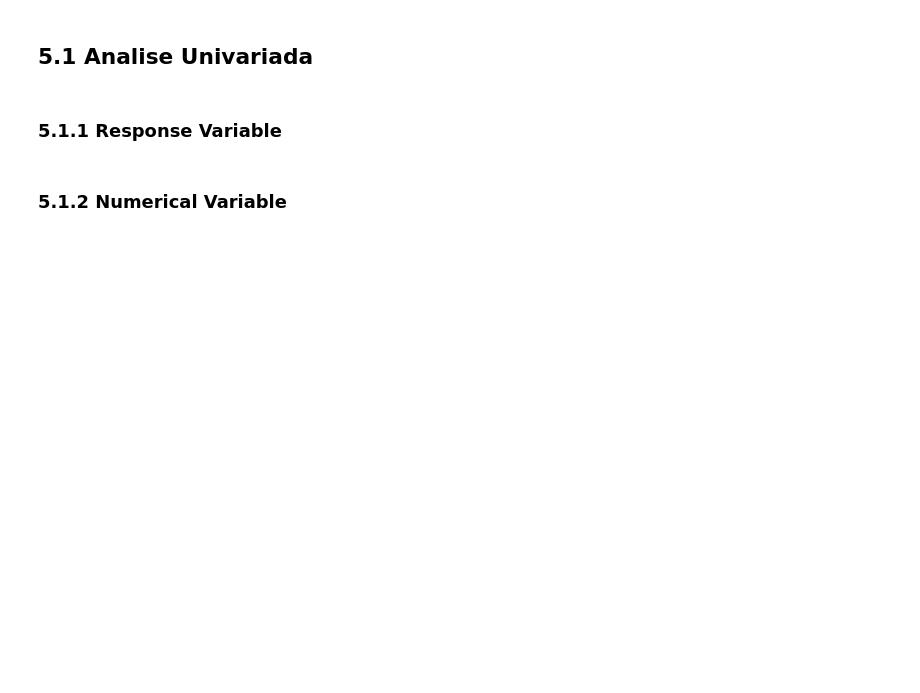
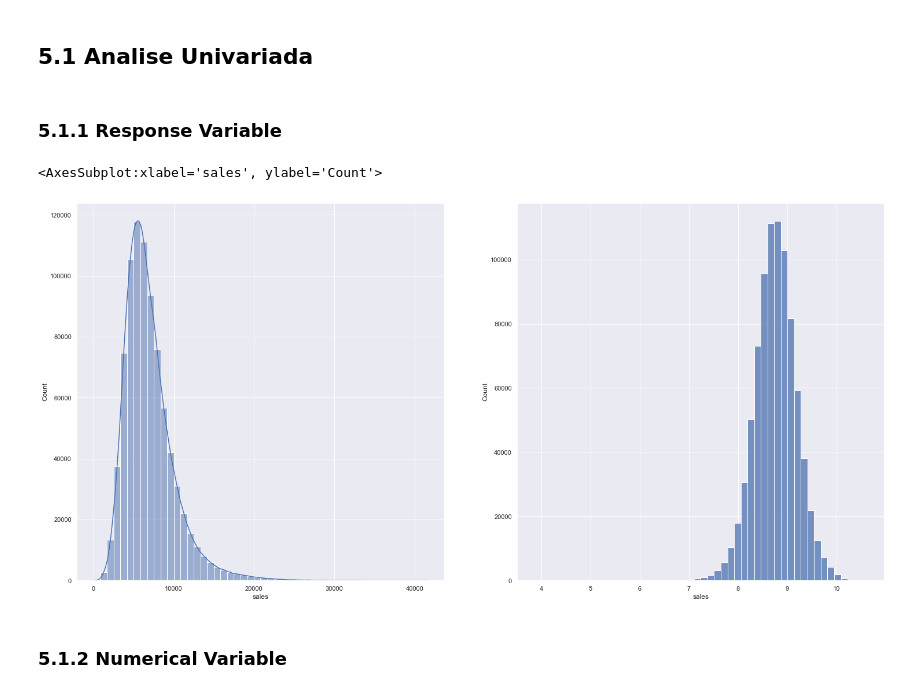
Before and after one commit to rafael-asousa/Sales-Prediction, a Jupyter notebook: notebook/Notebook-Sales-Prediction.ipynb, the cells around one changed output. Cells and saved outputs as stored; diff of their text form; code cells hidden in the pictures; blank space fills up the shorter version.

```diff
--- a/notebook/Notebook-Sales-Prediction.ipynb
+++ b/notebook/Notebook-Sales-Prediction.ipynb
@@ -417 +417,3 @@ df3['state_holiday'] = df3['state_holiday'].apply( lambda x: 'public_holiday' if
+# %%
+df4 = df3.copy()
 # %% [markdown]
@@ -419 +421,5 @@ df3['state_holiday'] = df3['state_holiday'].apply( lambda x: 'public_holiday' if
+# %%
+#I want to predict only when the store will actually have sales
+
+df4 = df4[(df4['open'] != 0) & (df4['sales'] > 0)]
 # %% [markdown]
@@ -422,0 +427,8 @@ df3['state_holiday'] = df3['state_holiday'].apply( lambda x: 'public_holiday' if
+# %%
+#avoid data leakage and redundant information
+
+df4.columns
+
+cols_to_drop = ['customers', 'open', 'promo2_interval', 'date_month']
+
+df4 = df4.drop(cols_to_drop, axis = 1)
@@ -423,6 +437,22 @@ df3['state_holiday'] = df3['state_holiday'].apply( lambda x: 'public_holiday' if
+# %%
+df5 = df4.copy()
 # %% [markdown]
 ## 5.1 Analise Univariada
 # %% [markdown]
 ### 5.1.1 Response Variable
+# %%
+plt.figure()
+
+plt.subplot(1,2,1)
+sns.histplot(df5['sales'], bins=50, kde=True)
+
+plt.subplot(1,2,2)
+sns.histplot(np.log1p(df5['sales']), bins=50, kde=True)
+
+#The log transformation approximates the response variable more to a normal distribution (no tail, lower skew),
+# therefore it should lower the error
+# %% [output]
+<AxesSubplot:xlabel='sales', ylabel='Count'>
+[figure, added]
 # %% [markdown]
 ### 5.1.2 Numerical Variable
```
Also changed, not shown: parts of 22 cells of this notebook.
